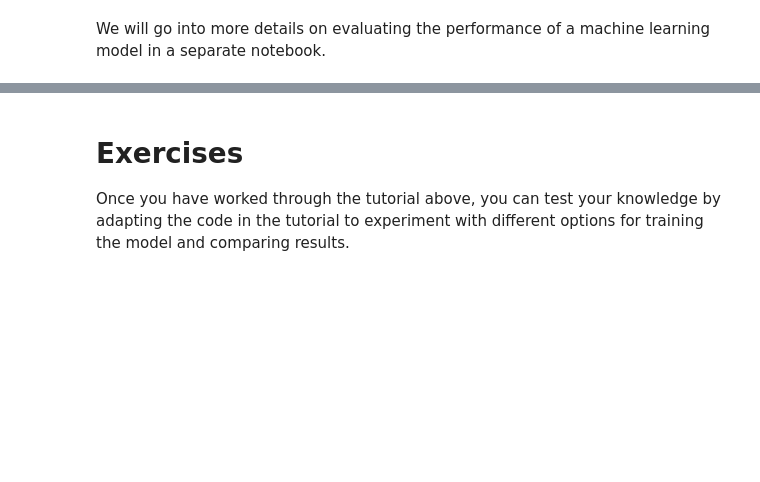
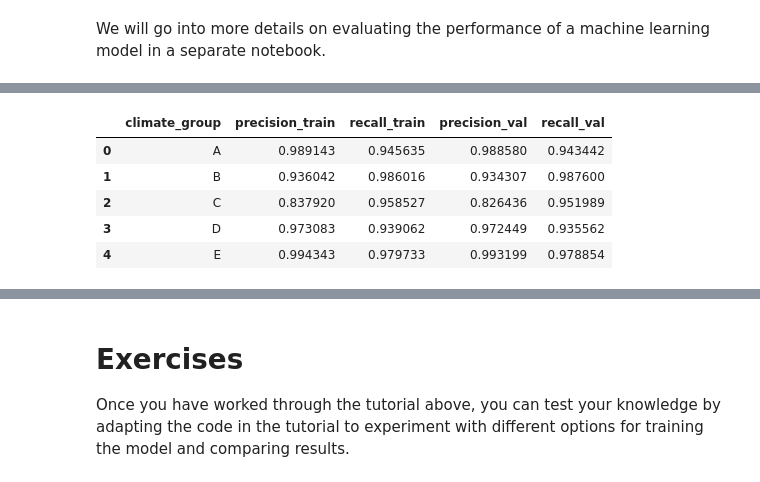
Before and after one commit to MetOffice/ai4c_hackathon, a Jupyter notebook: notebooks/ClimateZones_Training_Torch.ipynb, the cells around one changed output, grey strips where cells are left out. Saved outputs shown, nothing was run; the diff lists cells and outputs as text; code cells hidden in the pictures; blank space fills up the shorter version.

```diff
--- a/notebooks/ClimateZones_Training_Torch.ipynb
+++ b/notebooks/ClimateZones_Training_Torch.ipynb
@@ -540,0 +571,3 @@ One additional feature of usingn ML flow for tracking our experiments, is that t
+# %%
+metrics_path = pathlib.Path(mlflow.artifacts.download_artifacts('runs:/c8474e1b1dc849cbb9736e30f5e12501/metrics.json'))
+metrics_path
@@ -540,0 +576,4 @@ One additional feature of usingn ML flow for tracking our experiments, is that t
+# %%
+with open(metrics_path) as metrics_file:
+    metrics_mlflow_dict = json.load(metrics_file)
+metrics_mlflow_dict
@@ -540,0 +591,9 @@ One additional feature of usingn ML flow for tracking our experiments, is that t
+# %%
+pandas.DataFrame(metrics_mlflow_dict['data'],columns=metrics_mlflow_dict['columns'])
+# %% [output]
+|  | climate_group | precision_train | recall_train | precision_val | recall_val |
+| 0 | A | 0.989143 | 0.945635 | 0.988580 | 0.943442 |
+| 1 | B | 0.936042 | 0.986016 | 0.934307 | 0.987600 |
+| 2 | C | 0.837920 | 0.958527 | 0.826436 | 0.951989 |
+| 3 | D | 0.973083 | 0.939062 | 0.972449 | 0.935562 |
+| 4 | E | 0.994343 | 0.979733 | 0.993199 | 0.978854 |
```
Also changed, not shown: parts of 34 cells of this notebook.
